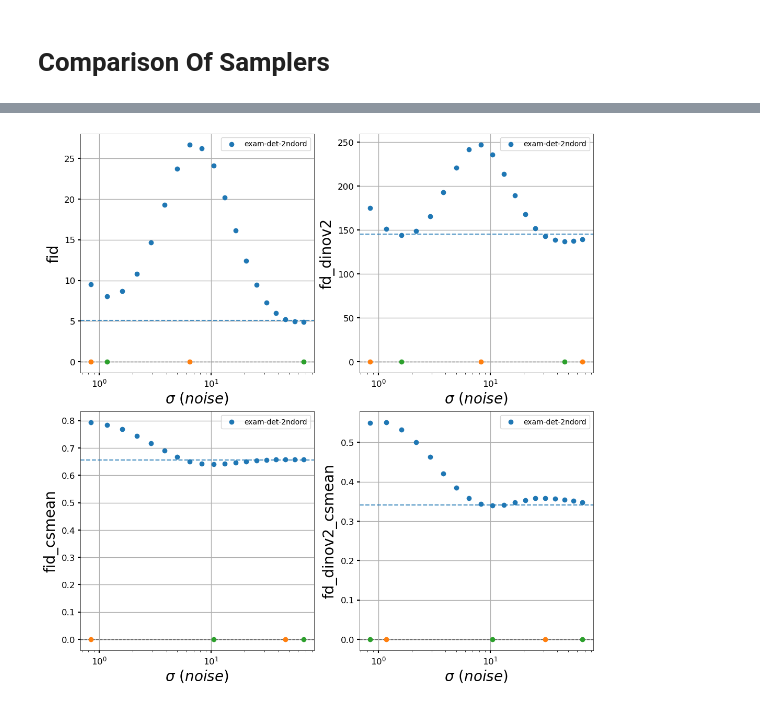
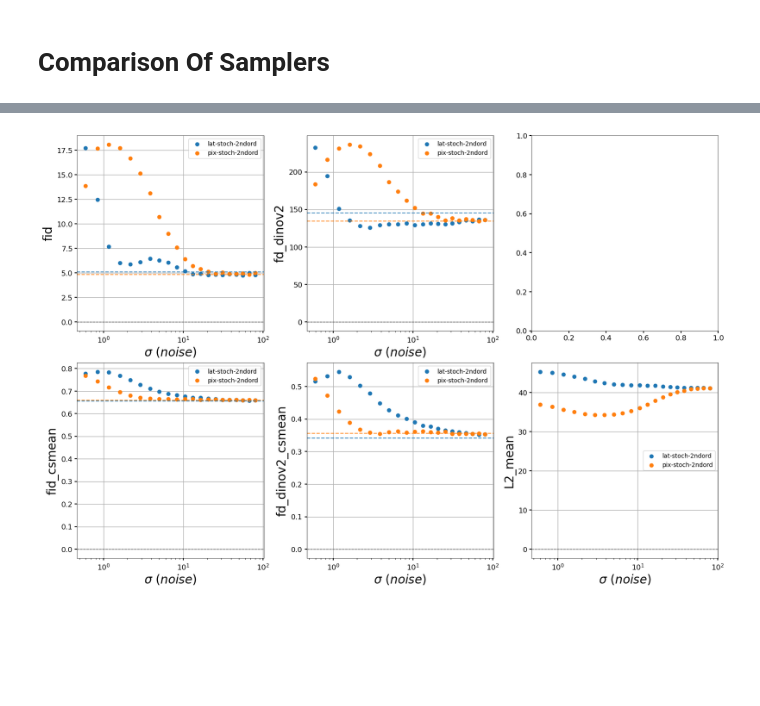
Before and after one commit to M-wag/push-pull-guidance, a Jupyter notebook: main.ipynb, the cells around one changed output, grey strips where cells are left out. Cells and saved outputs as stored; diff of their text form; code cells hidden in the pictures; blank space fills up the shorter version.

```diff
--- a/main.ipynb
+++ b/main.ipynb
@@ -301,7 +332,7 @@ axes[1,0].set_ylim([-0.05, 0.25])
 # %% [markdown]
 # Example-Guided Stochastic 2nd-Order
 # %%
-name = "exam-stoch-2ndord"
+name = "lat-stoch-2ndord"
 df_base[name] = df_all.filter([
     # 2nd Order Sampling
     pl.col("apply_2nd_order")   == True,
@@ -324,6 +355,9 @@ df_many[name] = df_all.filter([
     # 2nd Order Sampling
     pl.col("apply_2nd_order")   == True,
     pl.col("num_steps")         == 32,
+    # Latent space
+    pl.col("autoencoder")       == "kl",
+    pl.col("id")                == "stabilityai/sd-turbo",
     # Heaviside noise gate
     pl.col("type_gate")         == "heaviside",
     # No delayed guidance initialization
@@ -338,6 +372,9 @@ df_few[name] = df_all.filter([
     # 2nd Order Sampling
     pl.col("apply_2nd_order")   == True,
     pl.col("num_steps")         == 32,
+    # Latent space
+    pl.col("autoencoder")       == "kl",
+    pl.col("id")                == "stabilityai/sd-turbo",
     # Heaviside noise gate
     pl.col("type_gate")         == "heaviside",
     # No delayed guidance initialization
@@ -389,6 +494,8 @@ df_many[name] = df_all.filter([
     # No noise gate
     pl.col("type_gate").is_null(),
     pl.col("nu").is_null(),
+    # Use noisy examples
+    pl.col("use_noisy_examples")==True,
     # Many-Examples
     pl.col("example_idx_range").is_null(),
     # Stochastic
@@ -405,6 +512,8 @@ df_few[name] = df_all.filter([
     # No noise gate
     pl.col("type_gate").is_null(),
     pl.col("nu").is_null(),
+    # Use noisy examples
+    pl.col("use_noisy_examples")==True,
     # Many-Examples
     pl.col("example_idx_range") == [0,1],
     # Stochastic
@@ -457,6 +566,8 @@ df_many[name] = df_all.filter([
     # No noise gate
     pl.col("type_gate").is_null(),
     pl.col("nu").is_null(),
+    # Use noisy examples
+    pl.col("use_noisy_examples")==True,
     # Many-Examples
     pl.col("example_idx_range").is_null(),
     # Stochastic
@@ -473,6 +584,8 @@ df_few[name] = df_all.filter([
     # No noise gate
     pl.col("type_gate").is_null(),
     pl.col("nu").is_null(),
+    # Use noisy examples
+    pl.col("use_noisy_examples")==True,
     # Many-Examples
     pl.col("example_idx_range") == [0,1],
     # Stochastic
@@ -499,22 +612,23 @@ plot_condition(fig, axes.flat, df_many[name], df_few[name], df_base[name], title
 # Comparison Of Samplers
 # %%
 
-conditions = ["exam-det-2ndord"]
+conditions = ["pix-stoch-2ndord", "lat-stoch-2ndord"]
 colors=["blue"]
 metrics = ["fid", "fd_dinov2", "fid_csmean", "fd_dinov2_csmean", "clip_csmean"]
 # Add memorization metrics
-for condition in conditions:
-    for metric in ["fid", "fd_dinov2"]:
-        few_minus_many = df_many[condition].join(df_few[condition], on="nu", suffix="_few").select([
-            pl.col("nu"),
-            (pl.col(f"{metric}_few") - pl.col(metric)).alias(f"{metric}_mem")
-        ])
+if False:
+    for condition in conditions:
+        for metric in ["fid", "fd_dinov2"]:
+            few_minus_many = df_many[condition].join(df_few[condition], on="nu", suffix="_few").select([
+                pl.col("nu"),
+                (pl.col(f"{metric}_few") - pl.col(metric)).alias(f"{metric}_mem")
+            ])
 
-        # Drop the column if it already exists before joining
-        if f"{metric}_mem" in df_many[condition].columns:
-            df_many[condition] = df_many[condition].drop(f"{metric}_mem")
+            # Drop the column if it already exists before joining
+            if f"{metric}_mem" in df_many[condition].columns:
+                df_many[condition] = df_many[condition].drop(f"{metric}_mem")
 
-        df_many[condition] = df_many[condition].join(few_minus_many, on="nu")
+            df_many[condition] = df_many[condition].join(few_minus_many, on="nu")
 
 # Plot comparison
 
@@ -523,6 +637,7 @@ metrics_pos = {
     "fd_dinov2" : (0, 1),
     "fid_csmean" : (1, 0),
     "fd_dinov2_csmean" : (1, 1),
+    "L2_mean" : (1, 2),
     #"clip_csmean" : (0, 2)
     #"fid_mem" : (0, 0),
     #"fd_dinov2_mem" : (0, 1),
@@ -547,6 +662,7 @@ pub_style = {
 
 with plt.rc_context(pub_style):
     fig, axes = plot_comparison_samplers(df_many, conditions, metrics=metrics_pos)
+
 if True:
     cmap = plt.get_cmap('tab10')
     condition_colors = [cmap(i) for i in range(len(conditions))]
@@ -555,34 +671,34 @@ if True:
             axes[pos].axhline(df_base[condition][metric].item(),
                               linestyle="--", alpha=0.8, color=color)
 
+if False:
+    for metric, pos in metrics_pos.items():
+        for condition in conditions:
+            nus = df_many[condition]["nu"]
+            vals = df_many[condition][metric]
 
-for metric, pos in metrics_pos.items():
-    for condition in conditions:
-        nus = df_many[condition]["nu"]
-        vals = df_many[condition][metric]
+            minima = []
+            maxima = []
 
-        minima = []
-        maxima = []
+             # Check left edge (first element)
+            if len(vals) > 1 and vals[0] < vals[1]:
+                minima.append(nus[0])
+            elif len(vals) > 1 and vals[0] > vals[1]:
+                maxima.append(nus[0])
 
-         # Check left edge (first element)
-        if len(vals) > 1 and vals[0] < vals[1]:
-            minima.append(nus[0])
-        elif len(vals) > 1 and vals[0] > vals[1]:
-            maxima.append(nus[0])
+            # Check middle elements
+            for i in range(1, len(vals) - 1):
+                if vals[i] < vals[i+1] and vals[i] < vals[i-1]:
+                    minima.append(nus[i])
+                elif vals[i] > vals[i+1] and vals[i] > vals[i-1]:
+                    maxima.append(nus[i])
 
-        # Check middle elements
-        for i in range(1, len(vals) - 1):
-            if vals[i] < vals[i+1] and vals[i] < vals[i-1]:
-                minima.append(nus[i])
-            elif vals[i] > vals[i+1] and vals[i] > vals[i-1]:
-                maxima.append(nus[i])
+            # Check right edge (last element)
+            if len(vals) > 1 and vals[-1] < vals[-2]:
+                minima.append(nus[-1])
+            elif len(vals) > 1 and vals[-1] > vals[-2]:
+                maxima.append(nus[-1])
 
-        # Check right edge (last element)
-        if len(vals) > 1 and vals[-1] < vals[-2]:
-            minima.append(nus[-1])
-        elif len(vals) > 1 and vals[-1] > vals[-2]:
-            maxima.append(nus[-1])
-
-        axes[pos].scatter(maxima, len(maxima) * [0])
-        axes[pos].scatter(minima, len(minima) * [0])
+            axes[pos].scatter(maxima, len(maxima) * [0])
+            axes[pos].scatter(minima, len(minima) * [0])
 # %% [output]
@@ -589,4 +706,4 @@ for metric, pos in metrics_pos.items():
-[figure, old version]
+[figure, new version]
 # %%
 savedir = "/home/brachi/slides-ppg/images"
 name = "results_memorization_0.pdf"
```
Also changed, not shown: parts of 9 cells of this notebook.
